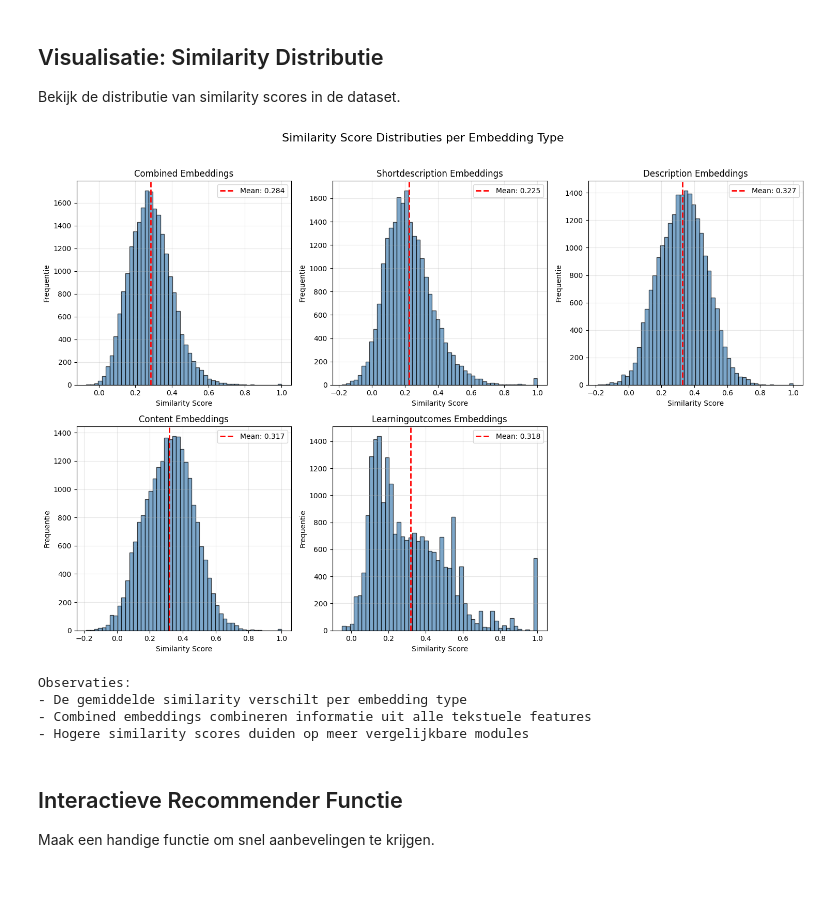
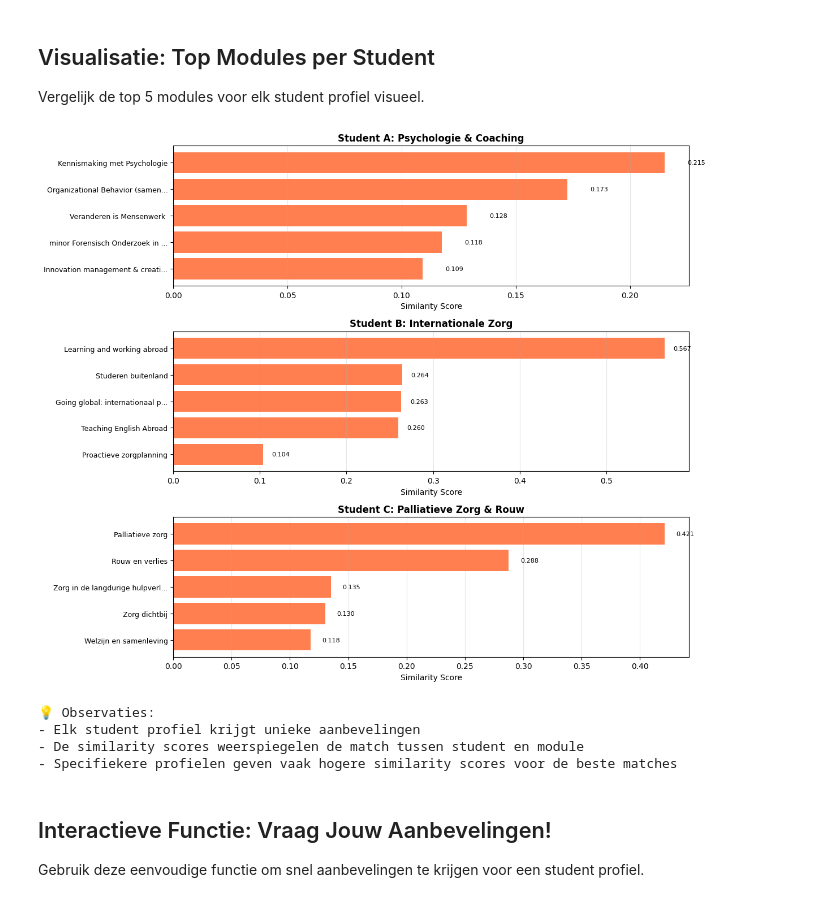
Before and after one commit to BoyanKloosterman/AI-Prototype, a Jupyter notebook: content_based_recommender.ipynb, the cells around one changed output. Saved outputs shown, nothing was run; the diff lists cells and outputs as text; code cells hidden in the pictures.

```diff
--- a/content_based_recommender.ipynb
+++ b/content_based_recommender.ipynb
@@ -250,15 +282,6 @@ Nu initialiseren we de recommender met onze embeddings.
 # %%
-# Maak dictionary met alle embeddings
-embeddings_dict = {
-    'combined': combined_embeddings,
-    'shortdescription': shortdescription_embeddings,
-    'description': description_embeddings,
-    'content': content_embeddings,
-    'learningoutcomes': learningoutcomes_embeddings
-}
-
-# Initialiseer recommender
-recommender = ContentBasedRecommender(df, embeddings_dict)
+# Initialiseer de Student-Module Recommender
+recommender = StudentModuleRecommender(df, tfidf_matrix, vectorizer)
 
 # Toon statistieken
 recommender.get_statistics()
@@ -515,50 +556,52 @@ Interpretatie:
 # %% [markdown]
-## Visualisatie: Similarity Distributie
+## Visualisatie: Top Modules per Student
 
-Bekijk de distributie van similarity scores in de dataset.
+Vergelijk de top 5 modules voor elk student profiel visueel.
 # %%
-# Vergelijk similarity distributies voor verschillende embedding types
-fig, axes = plt.subplots(2, 3, figsize=(15, 10))
-axes = axes.flatten()
+# Vergelijk top 5 modules voor elk profiel visueel
+fig, axes = plt.subplots(3, 1, figsize=(12, 10))
 
-embedding_types = ['combined', 'shortdescription', 'description', 'content', 'learningoutcomes']
+profiles_with_names = [
+    ("Student A: Psychologie & Coaching", student_profile_1),
+    ("Student B: Internationale Zorg", student_profile_2),
+    ("Student C: Palliatieve Zorg & Rouw", student_profile_3)
+]
 
-for idx, emb_type in enumerate(embedding_types):
-    sim_matrix = recommender.similarity_matrices[emb_type]
+for idx, (name, profile) in enumerate(profiles_with_names):
+    recs = recommender.get_recommendations_for_student(profile, n_recommendations=5)
 
-    # Extract upper triangle (zonder diagonaal)
-    mask = np.triu(np.ones_like(sim_matrix, dtype=bool), k=1)
-    similarity_scores = sim_matrix[mask]
+    # Maak labels (shorten names)
+    labels = [name[:30] + '...' if len(name) > 30 else name for name in recs['name']]
+    scores = recs['similarity_score'].values
 
-    # Plot histogram
-    axes[idx].hist(similarity_scores, bins=50, edgecolor='black', alpha=0.7, color='steelblue')
-    axes[idx].axvline(similarity_scores.mean(), color='red', linestyle='--', linewidth=2,
-                      label=f'Mean: {similarity_scores.mean():.3f}')
+    # Plot horizontal bar chart
+    axes[idx].barh(range(len(labels)), scores, color='coral')
+    axes[idx].set_yticks(range(len(labels)))
+    axes[idx].set_yticklabels(labels, fontsize=9)
     axes[idx].set_xlabel('Similarity Score')
-    axes[idx].set_ylabel('Frequentie')
-    axes[idx].set_title(f'{emb_type.capitalize()} Embeddings')
-    axes[idx].legend()
-    axes[idx].grid(True, alpha=0.3)
+    axes[idx].set_title(name, fontsize=12, fontweight='bold')
+    axes[idx].invert_yaxis()
+    axes[idx].grid(True, alpha=0.3, axis='x')
 
-# Verwijder laatste lege subplot
-axes[-1].remove()
+    # Add value labels
+    for i, (label, score) in enumerate(zip(labels, scores)):
+        axes[idx].text(score + 0.01, i, f'{score:.3f}', va='center', fontsize=8)
 
-plt.suptitle('Similarity Score Distributies per Embedding Type', fontsize=16, y=1.02)
 plt.tight_layout()
 plt.show()
 
 print("\nObservaties:")
-print("- De gemiddelde similarity verschilt per embedding type")
-print("- Combined embeddings combineren informatie uit alle tekstuele features")
-print("- Hogere similarity scores duiden op meer vergelijkbare modules")
+print("- Elk student profiel krijgt unieke aanbevelingen")
+print("- De similarity scores weerspiegelen de match tussen student en module")
+print("- Specifiekere profielen geven vaak hogere similarity scores voor de beste matches")
 # %% [output]
-[figure, old version]
+[figure, new version]
-Observaties:
-- De gemiddelde similarity verschilt per embedding type
-- Combined embeddings combineren informatie uit alle tekstuele features
-- Hogere similarity scores duiden op meer vergelijkbare modules
+💡 Observaties:
+- Elk student profiel krijgt unieke aanbevelingen
+- De similarity scores weerspiegelen de match tussen student en module
+- Specifiekere profielen geven vaak hogere similarity scores voor de beste matches
 # %% [markdown]
-## Interactieve Recommender Functie
+## Interactieve Functie: Vraag Jouw Aanbevelingen!
 
-Maak een handige functie om snel aanbevelingen te krijgen.
+Gebruik deze eenvoudige functie om snel aanbevelingen te krijgen voor een student profiel.
 # %%
```
Also changed, not shown: parts of 28 cells of this notebook, 9 other files.
